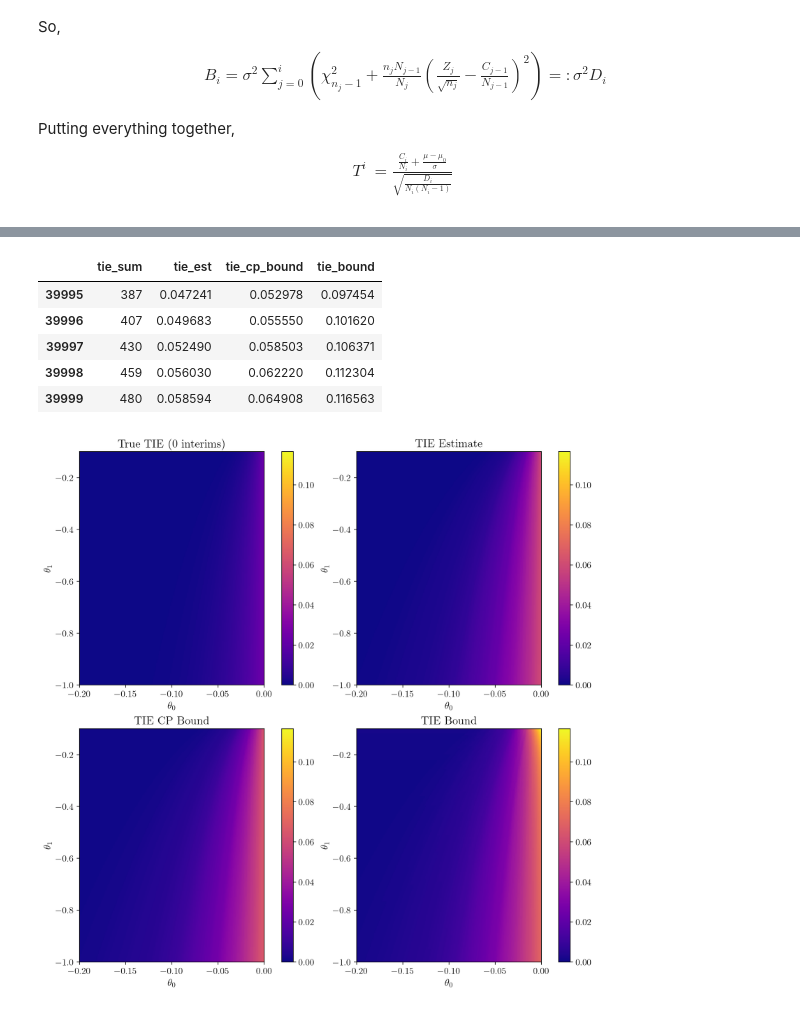
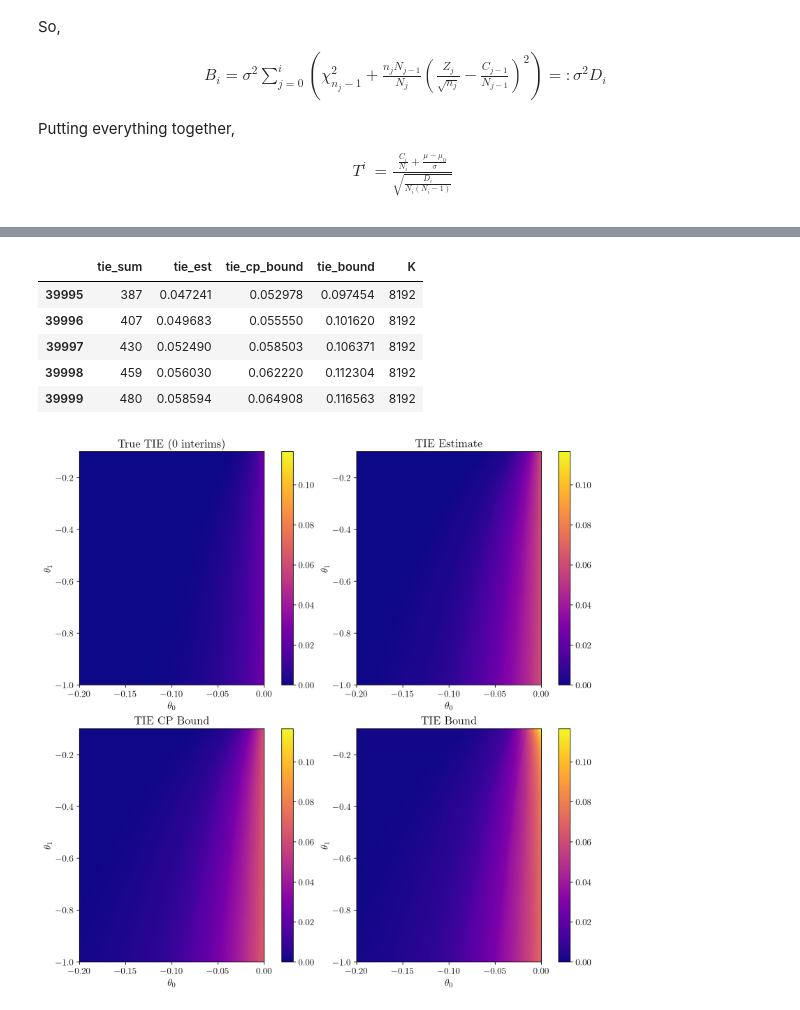
Before and after one commit to Confirm-Solutions/imprint, a Jupyter notebook: tutorials/t_test_adaptive.ipynb, the cells around one changed output, grey strips where cells are left out. Saved outputs shown, nothing was run; the diff lists cells and outputs as text; code cells hidden in the pictures.

```diff
--- a/tutorials/t_test_adaptive.ipynb
+++ b/tutorials/t_test_adaptive.ipynb
@@ -160,25 +160,25 @@ _gen_short_uuids(n=40000, worker_id=1, t=1675567989, n_bits=18, worker_bits=18)
 # %%
 rej_df = ip.validate(
     TTest1DAda,
-    grid,
-    lam,
+    g=grid,
+    lam=lam,
     K=n_sims,
     model_kwargs={
         "n_init": n_init,
         "n_samples_per_interim": n_samples_per_interim,
         "n_interims": n_interims,
         "mu0": mu_0,
         "eff_size_thresh": eff_size_thresh,
     },
 )
 rej_df.tail()
 # %% [output]
-|  | tie_sum | tie_est | tie_cp_bound | tie_bound |
-| 39995 | 387 | 0.047241 | 0.052978 | 0.097454 |
-| 39996 | 407 | 0.049683 | 0.055550 | 0.101620 |
-| 39997 | 430 | 0.052490 | 0.058503 | 0.106371 |
-| 39998 | 459 | 0.056030 | 0.062220 | 0.112304 |
-| 39999 | 480 | 0.058594 | 0.064908 | 0.116563 |
+|  | tie_sum | tie_est | tie_cp_bound | tie_bound | K |
+| 39995 | 387 | 0.047241 | 0.052978 | 0.097454 | 8192 |
+| 39996 | 407 | 0.049683 | 0.055550 | 0.101620 | 8192 |
+| 39997 | 430 | 0.052490 | 0.058503 | 0.106371 | 8192 |
+| 39998 | 459 | 0.056030 | 0.062220 | 0.112304 | 8192 |
+| 39999 | 480 | 0.058594 | 0.064908 | 0.116563 | 8192 |
 # %%
 # compute true TIE with 0 interims
 def true_tie(theta, mu_0, n_samples, crit_thresh):
```
Also changed, not shown: parts of 2 cells of this notebook, 7 other files.
